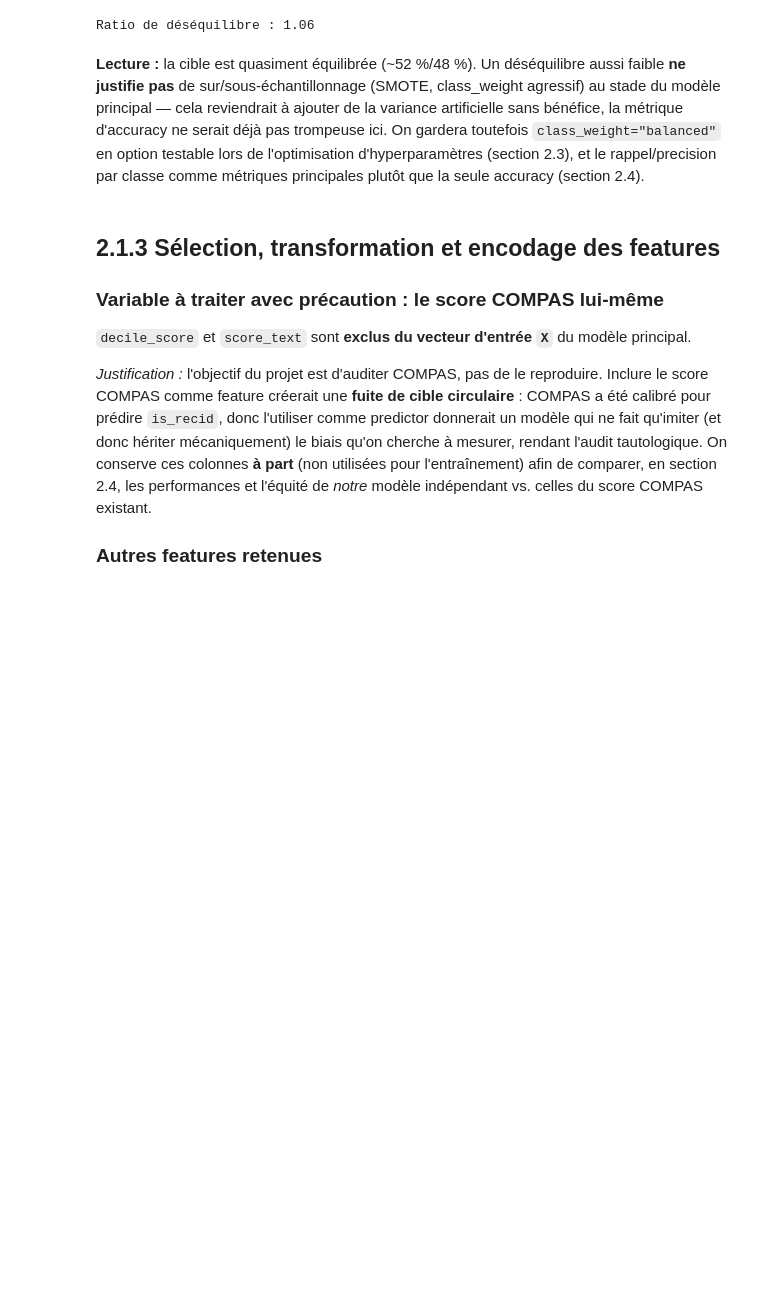
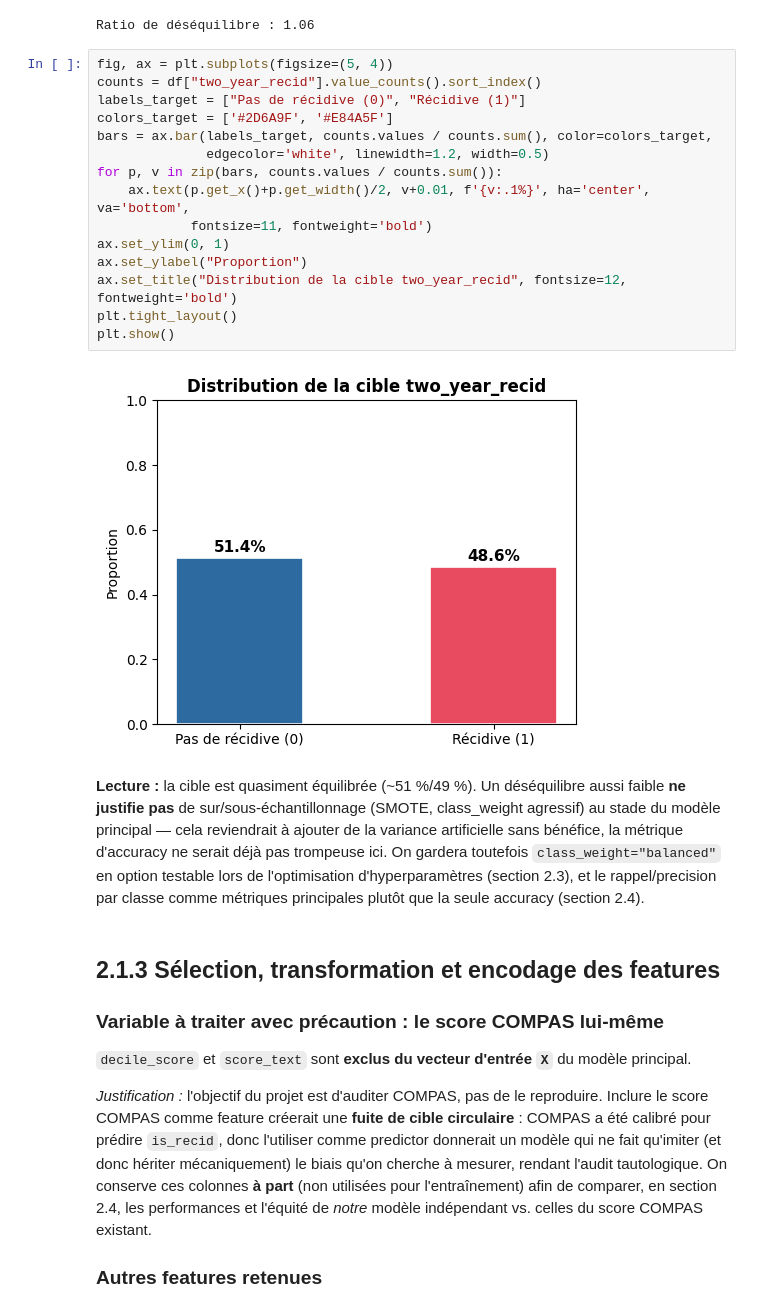
Before and after one commit to KAHINA-ABBAD/S-same-ouvre-toi, a Jupyter notebook: sesame_partie2_modelisation.ipynb, the cells around one changed output. Cells and saved outputs as stored; diff of their text form; blank space fills up the shorter version.

```diff
--- a/sesame_partie2_modelisation.ipynb
+++ b/sesame_partie2_modelisation.ipynb
@@ -116,8 +138,25 @@ two_year_recid
 1    0.486
 Name: proportion, dtype: float64
 Ratio de déséquilibre : 1.06
+# %%
+fig, ax = plt.subplots(figsize=(5, 4))
+counts = df["two_year_recid"].value_counts().sort_index()
+labels_target = ["Pas de récidive (0)", "Récidive (1)"]
+colors_target = ['#2D6A9F', '#E84A5F']
+bars = ax.bar(labels_target, counts.values / counts.sum(), color=colors_target,
+              edgecolor='white', linewidth=1.2, width=0.5)
+for p, v in zip(bars, counts.values / counts.sum()):
+    ax.text(p.get_x()+p.get_width()/2, v+0.01, f'{v:.1%}', ha='center', va='bottom',
+            fontsize=11, fontweight='bold')
+ax.set_ylim(0, 1)
+ax.set_ylabel("Proportion")
+ax.set_title("Distribution de la cible two_year_recid", fontsize=12, fontweight='bold')
+plt.tight_layout()
+plt.show()
+# %% [output]
+[figure, added]
 # %% [markdown]
-**Lecture :** la cible est quasiment équilibrée (~52 %/48 %). Un déséquilibre aussi faible **ne justifie pas** de sur/sous-échantillonnage (SMOTE, class_weight agressif) au stade du modèle principal — cela reviendrait à ajouter de la variance artificielle sans bénéfice, la métrique d'accuracy ne serait déjà pas trompeuse ici. On gardera toutefois `class_weight="balanced"` en option testable lors de l'optimisation d'hyperparamètres (section 2.3), et le rappel/precision par classe comme métriques principales plutôt que la seule accuracy (section 2.4).
+**Lecture :** la cible est quasiment équilibrée (~51 %/49 %). Un déséquilibre aussi faible **ne justifie pas** de sur/sous-échantillonnage (SMOTE, class_weight agressif) au stade du modèle principal — cela reviendrait à ajouter de la variance artificielle sans bénéfice, la métrique d'accuracy ne serait déjà pas trompeuse ici. On gardera toutefois `class_weight="balanced"` en option testable lors de l'optimisation d'hyperparamètres (section 2.3), et le rappel/precision par classe comme métriques principales plutôt que la seule accuracy (section 2.4).
 # %% [markdown]
 ## 2.1.3 Sélection, transformation et encodage des features
 
```
Also changed, not shown: parts of 52 cells of this notebook, 17 other files.
